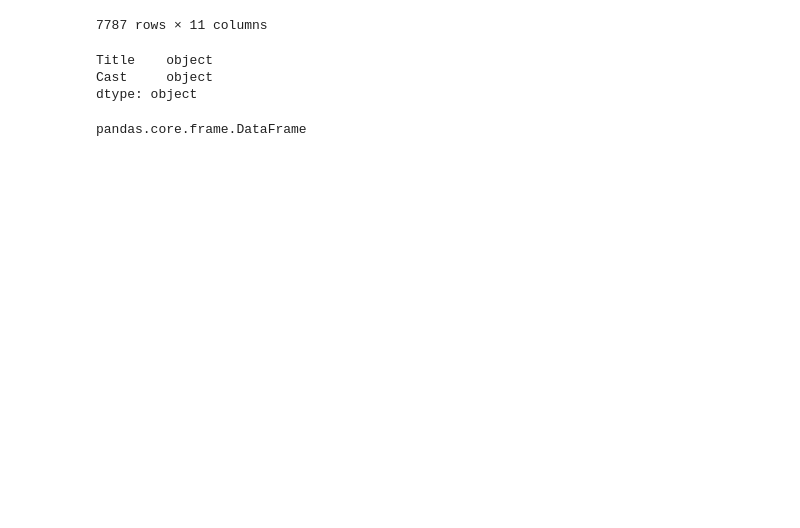
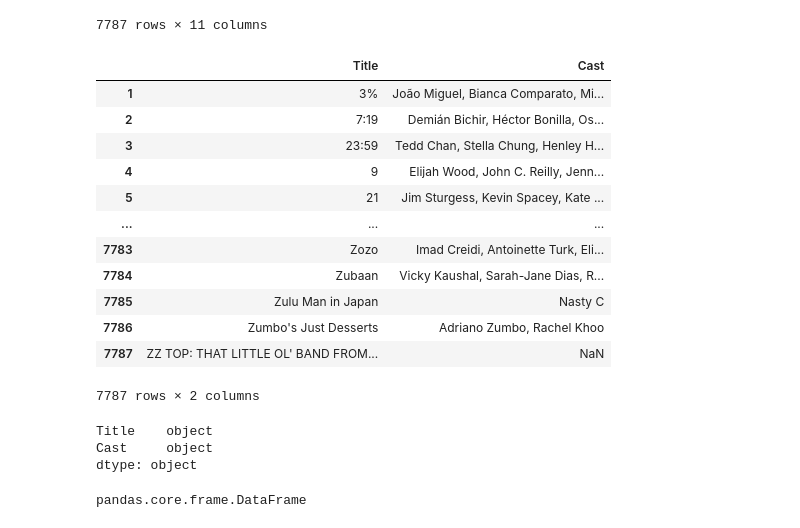
Before and after one commit to VladimirShpilkin/Python-Projects, a Jupyter notebook: Netflix/netflix_movies_analysis.ipynb, the cells around one changed output. Drawn from its saved outputs; the diff is of its cells as text; code cells hidden in the pictures; blank space fills up the shorter version.

```diff
--- a/Netflix/netflix_movies_analysis.ipynb
+++ b/Netflix/netflix_movies_analysis.ipynb
@@ -616,6 +628,21 @@ cast_size.index+=1
 # %%
 #converting to the df object
 cast_size_df=pd.DataFrame({'Title':cast_size['title'],'Cast':cast_size['cast']})
+cast_size_df
+# %% [output]
+|  | Title | Cast |
+| 1 | 3% | João Miguel, Bianca Comparato, Mi... |
+| 2 | 7:19 | Demián Bichir, Héctor Bonilla, Os... |
+| 3 | 23:59 | Tedd Chan, Stella Chung, Henley H... |
+| 4 | 9 | Elijah Wood, John C. Reilly, Jenn... |
+| 5 | 21 | Jim Sturgess, Kevin Spacey, Kate ... |
+| ... | ... | ... |
+| 7783 | Zozo | Imad Creidi, Antoinette Turk, Eli... |
+| 7784 | Zubaan | Vicky Kaushal, Sarah-Jane Dias, R... |
+| 7785 | Zulu Man in Japan | Nasty C |
+| 7786 | Zumbo's Just Desserts | Adriano Zumbo, Rachel Khoo |
+| 7787 | ZZ TOP: THAT LITTLE OL' BAND FROM... | NaN |
+7787 rows × 2 columns
 # %%
 #Adding the Index column it`s name
 cast_size_df=cast_size_df.rename_axis('Index')
```
Also changed, not shown: parts of 12 cells of this notebook, 1 other file.
